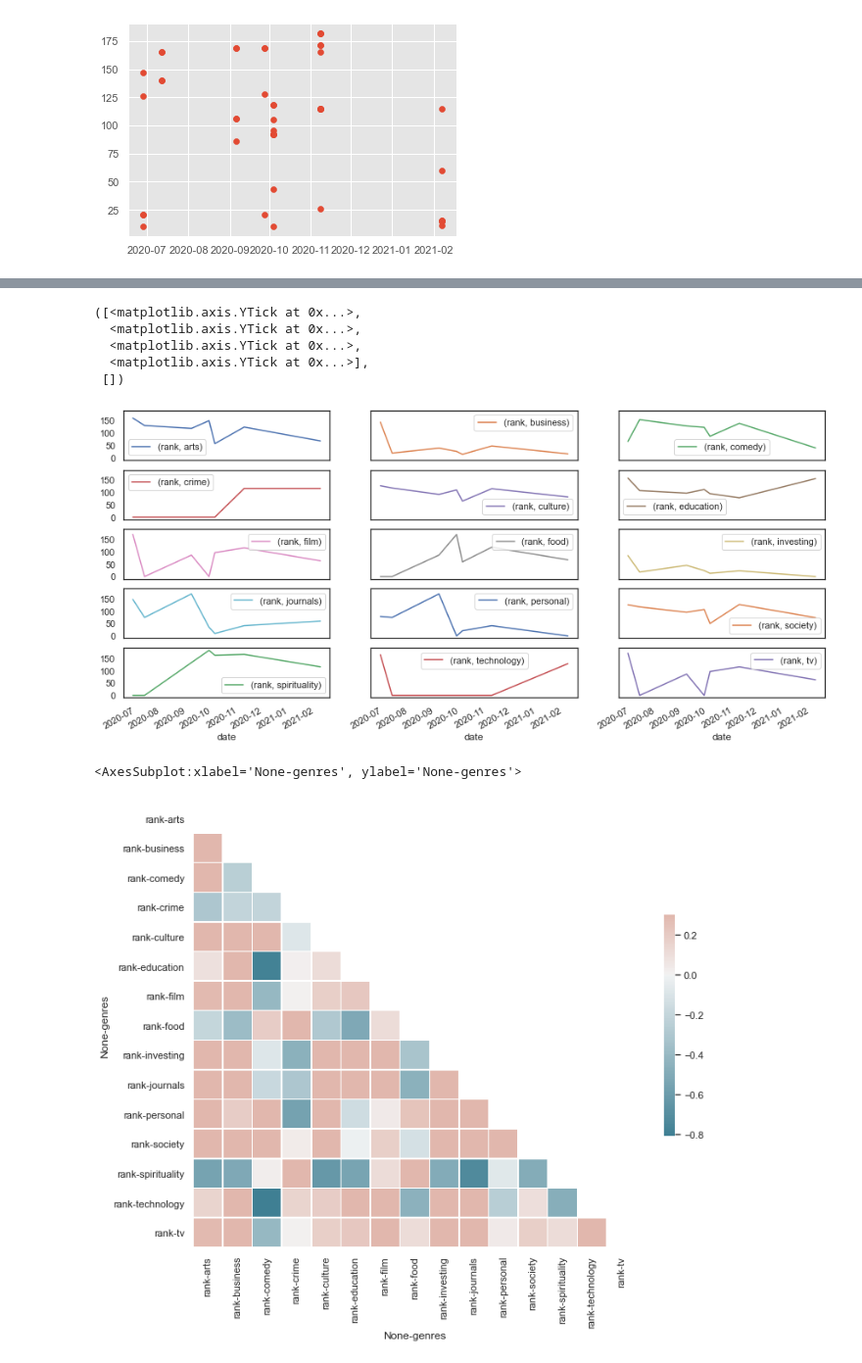
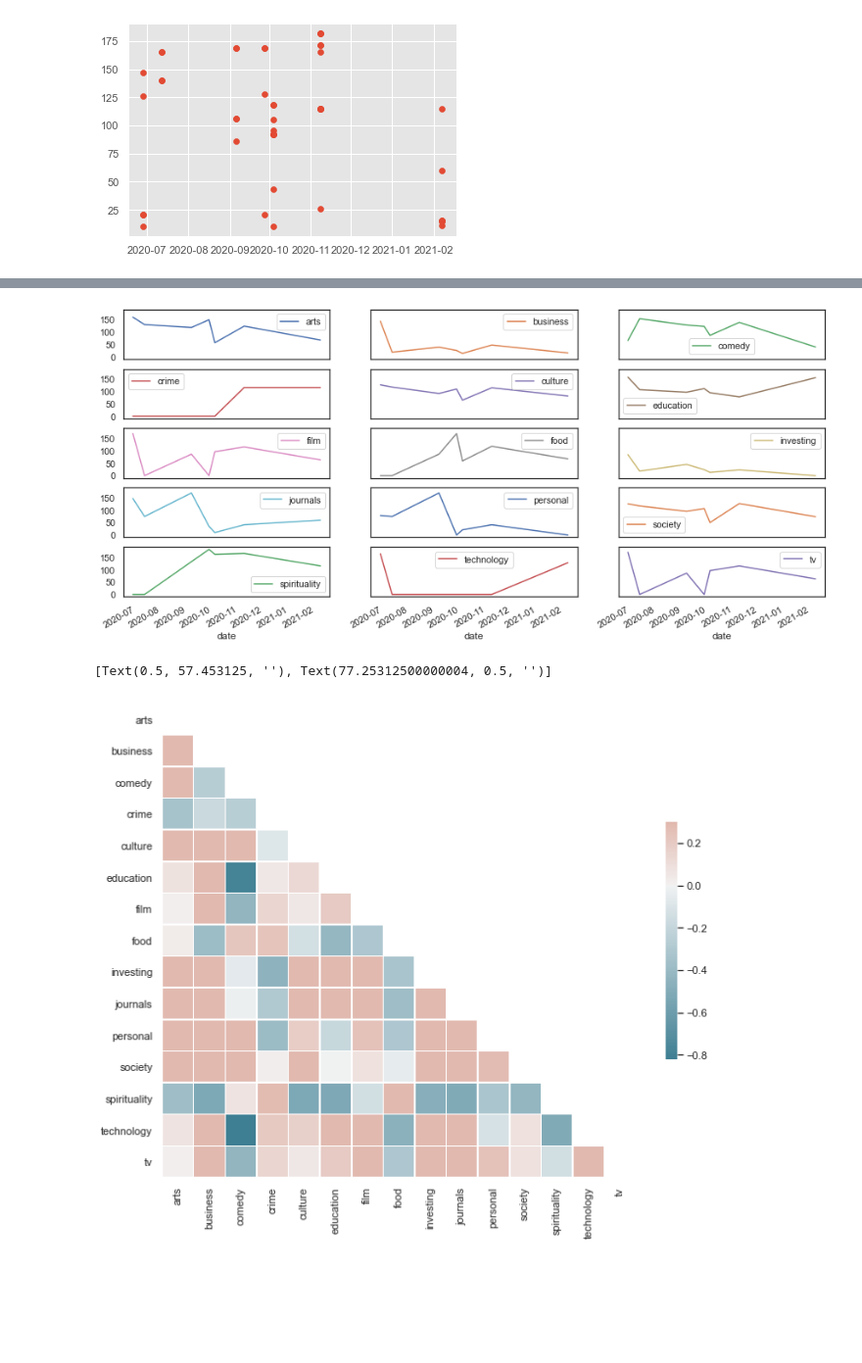
Before and after one commit to ghuelgas/WebScrapingProject, a Jupyter notebook: podcast trends.ipynb, the cells around one changed output, grey strips where cells are left out. Shown at 98% size. Drawn from its saved outputs; the diff is of its cells as text; code cells hidden in the pictures; blank space fills up the shorter version.

Commit message:
DEA added for podcast and movie trends

```diff
--- a/podcast trends.ipynb
+++ b/podcast trends.ipynb
@@ -96,10 +96,15 @@ podcast_unstack['date']= podcast_unstack['rank_date']
 podcast_unstack.drop(columns = 'rank_date')
 podcast_unstack = podcast_unstack.groupby(['date', 'genres']).agg('mean').round(2)
 
+#podcast_unstack.rename('date','arts','business','comedy','crime','culture','education','film','food','investing','journals','personal','society','spirituality','technology','tv']
+
 #new column per genre with the mean rank as value
 
 podcast_unstack = podcast_unstack.unstack(level=-1)
 
+#keep only the genres as the column names
+podcast_unstack.columns = podcast_unstack.columns.droplevel(0)
+
 #fill Na with 0
 podcast_unstack.fillna(0, inplace= True)
 podcast_unstack
@@ -121,13 +125,10 @@ fig, ax = plt.subplots(figsize=(15,7))
 podcast_unstack.plot(ax=ax, subplots=True, layout=(5, -1), sharex=True, sharey=True)
 ax.set_ylim(0,200)
 plt.yticks(np.arange(0, 200, 50))
+
+plt.show()
 # %% [output]
-([<matplotlib.axis.YTick at 0x...>,
-  <matplotlib.axis.YTick at 0x...>,
-  <matplotlib.axis.YTick at 0x...>,
-  <matplotlib.axis.YTick at 0x...>],
- [])
-[figure, old version]
+[figure, new version]
 # %%
 #find correlation among genres
 
@@ -135,17 +136,18 @@ podcast_corr = podcast_unstack.corr()
 # %%
 sns.set_theme(style="white")
 # Generate a mask for the upper triangle
 mask = np.triu(np.ones_like(podcast_corr, dtype=bool))
 
 # Set up the matplotlib figure
 f, ax = plt.subplots(figsize=(11, 9))
 
 # Generate a custom diverging colormap
 cmap = sns.diverging_palette(220, 20, as_cmap=True)
 
 # Draw the heatmap with the mask and correct aspect ratio
 sns.heatmap(podcast_corr, mask=mask, cmap=cmap, vmax=.3, center=0,
             square=True, linewidths=.5, cbar_kws={"shrink": .5})
+ax.set(xlabel='', ylabel='')
 # %% [output]
-<AxesSubplot:xlabel='None-genres', ylabel='None-genres'>
+[Text(0.5, 57.453125, ''), Text(77.25312500000004, 0.5, '')]
-[figure, old version]
+[figure, new version]
```
Also changed, not shown: parts of 14 cells of this notebook, 2 other files.
